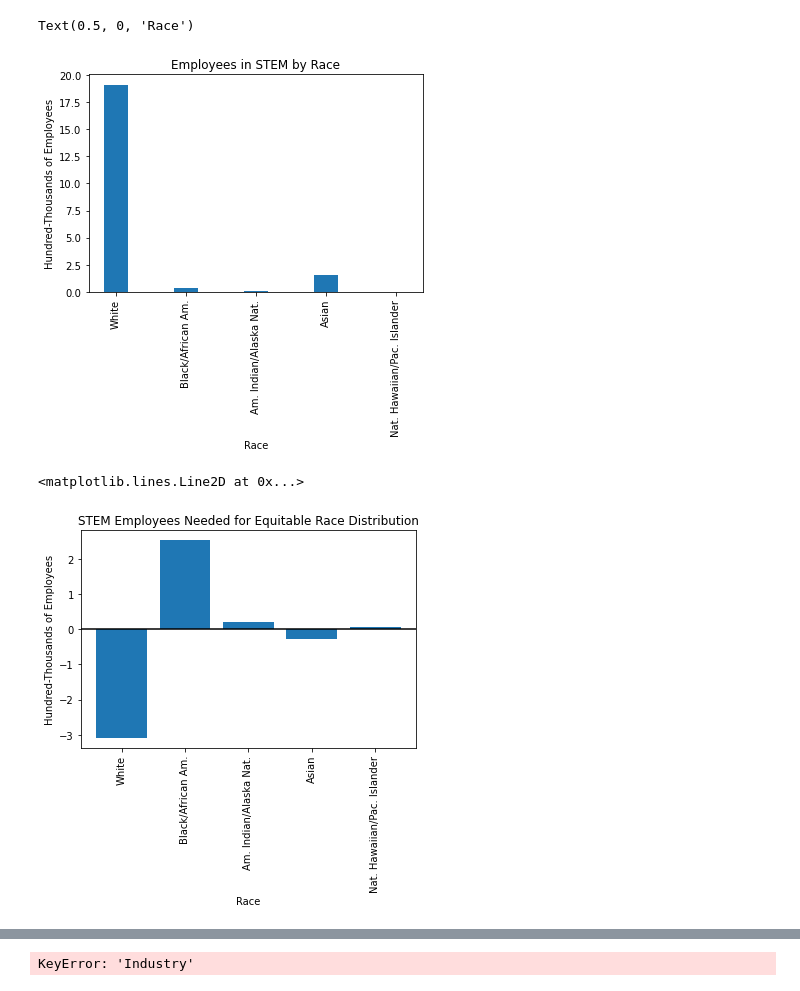
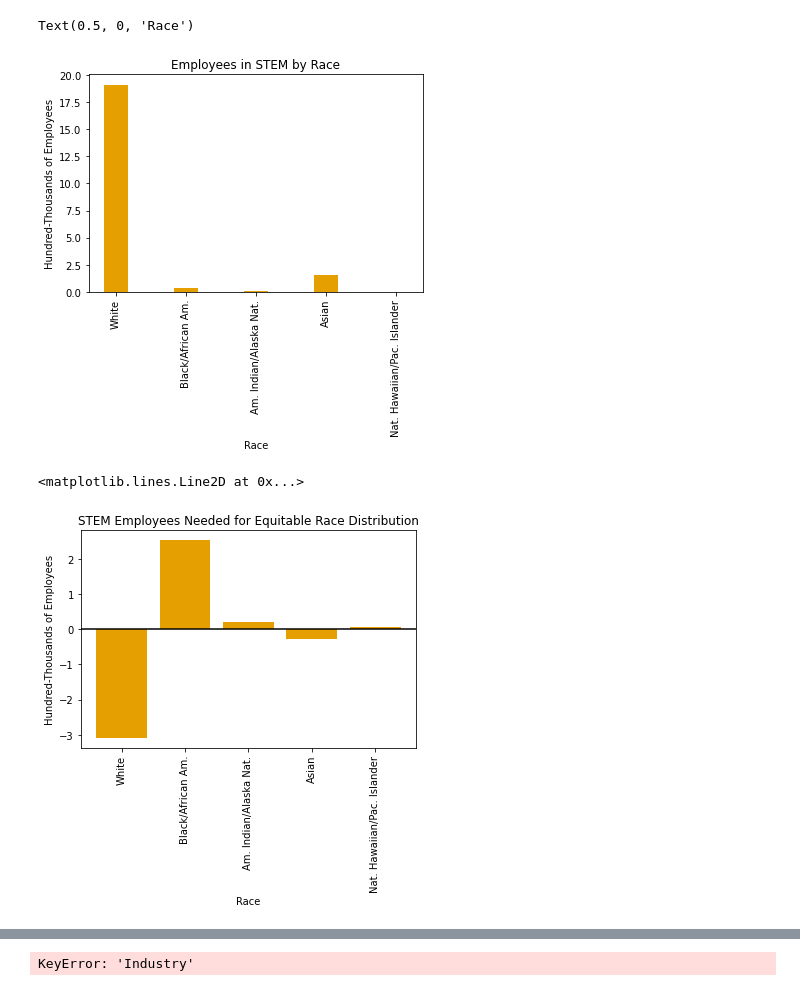
Before and after one commit to jackrlynn3/pandas-census-grp-5, a Jupyter notebook: visualizations.ipynb, the cells around one changed output, grey strips where cells are left out. Cells and saved outputs as stored; diff of their text form; code cells hidden in the pictures.

```diff
--- a/visualizations.ipynb
+++ b/visualizations.ipynb
@@ -188,31 +196,31 @@ race_tech = race_tech[['Race', 'EmployeeCt', 'PopPerc']]
 # Graph 4: make-up of tech field by race
 fig, ax = plt.subplots()
 labels = np.arange(len(race_tech['Race']))
-p4 = ax.bar(race_tech['Race'], race_tech['EmployeeCt']/100000, width)
+p4 = ax.bar(race_tech['Race'], race_tech['EmployeeCt']/100000, width, color='#E69F00')
 ax.set_xticks(labels, labels=(list(race_tech['Race'])), rotation=90)
 ax.set_title('Employees in STEM by Race')
 ax.set_ylabel('Hundred-Thousands of Employees')
 ax.set_xlabel('Race')
 # %% [output]
 Text(0.5, 0, 'Race')
-[figure, old version]
+[figure, new version]
 # %%
 # Get how many people would be required to be hired in tech to have equitable distribution of employment
 tech_total = race_tech['EmployeeCt'].sum()
 race_tech['MakeupEmp'] = ((race_tech['PopPerc'] / 100) - (race_tech['EmployeeCt'] / tech_total)) * tech_total / 100000
 
 # Graph 5: make-up of tech field by race
 fig, ax = plt.subplots()
 labels = np.arange(len(race_tech['Race']))
-p5 = ax.bar(race_tech['Race'], race_tech['MakeupEmp'])
+p5 = ax.bar(race_tech['Race'], race_tech['MakeupEmp'], color='#E69F00')
 ax.set_xticks(labels, labels=(list(race_tech['Race'])), rotation=90)
 ax.set_title('STEM Employees Needed for Equitable Race Distribution')
 ax.set_ylabel('Hundred-Thousands of Employees')
 ax.set_xlabel('Race')
 ax.axhline(y=0, color='k', linestyle='-')
 # %% [output]
 <matplotlib.lines.Line2D at 0x...>
-[figure, old version]
+[figure, new version]
 # %%
 # Plot 3: Compare average income of different races and sexes
 
```
Also changed, not shown: parts of 6 cells of this notebook.
